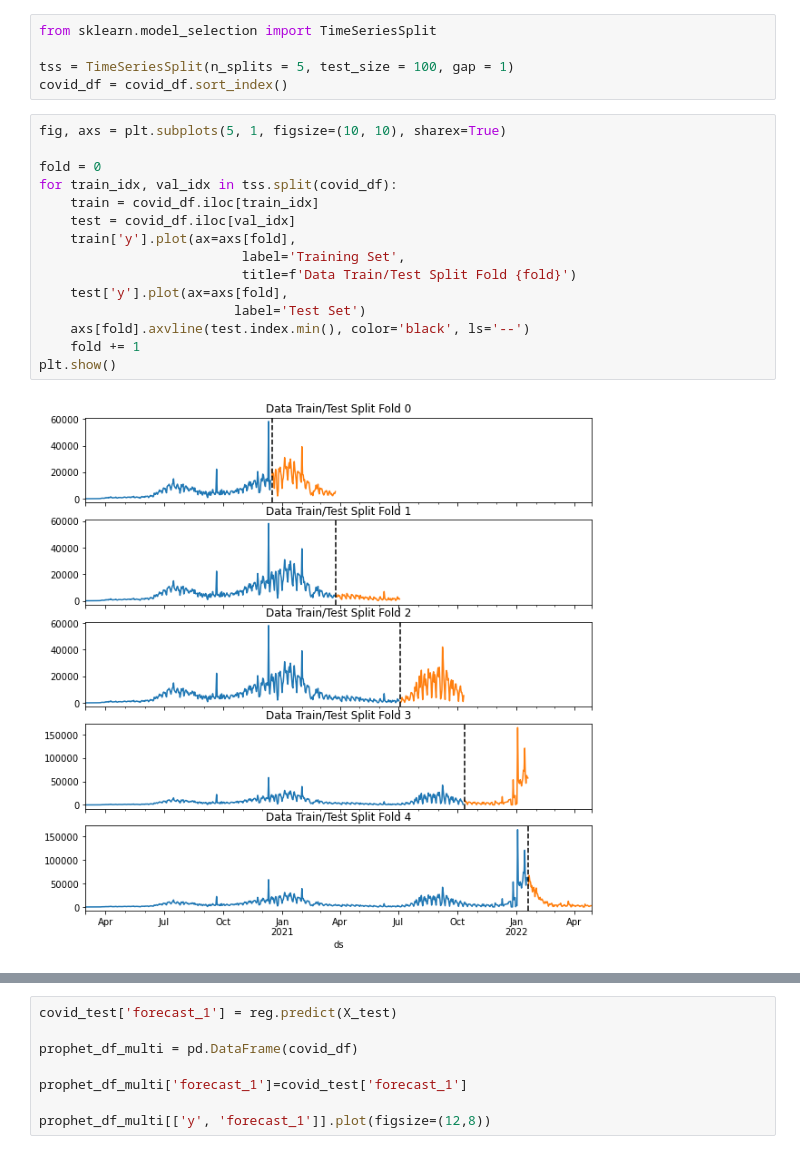
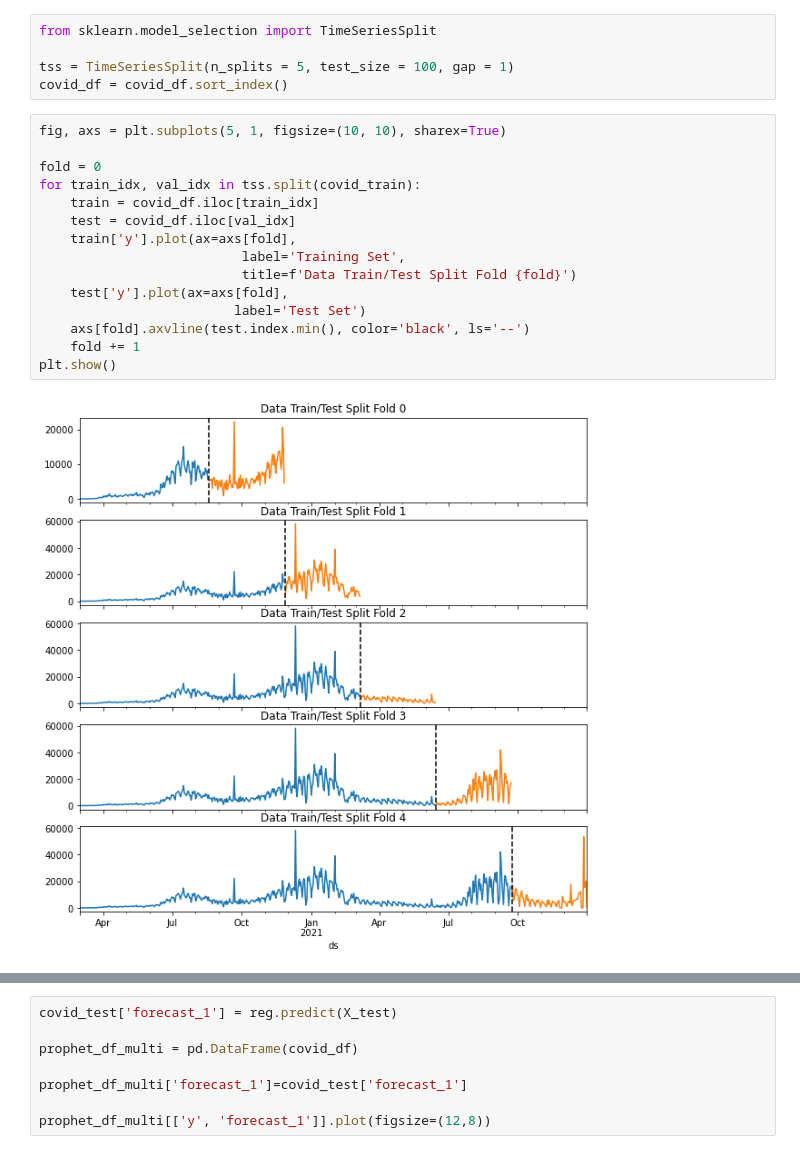
Before and after one commit to danielhe-nu/STAT390-Snowman, a Jupyter notebook: Daniel Final/Texas_XGBoost.ipynb, the cells around one changed output, grey strips where cells are left out. Drawn from its saved outputs; the diff is of its cells as text.

```diff
--- a/Daniel Final/Texas_XGBoost.ipynb
+++ b/Daniel Final/Texas_XGBoost.ipynb
@@ -114,20 +114,20 @@ covid_df = covid_df.sort_index()
 # %%
 fig, axs = plt.subplots(5, 1, figsize=(10, 10), sharex=True)
 
 fold = 0
-for train_idx, val_idx in tss.split(covid_df):
+for train_idx, val_idx in tss.split(covid_train):
     train = covid_df.iloc[train_idx]
     test = covid_df.iloc[val_idx]
     train['y'].plot(ax=axs[fold],
                           label='Training Set',
                           title=f'Data Train/Test Split Fold {fold}')
     test['y'].plot(ax=axs[fold],
                          label='Test Set')
     axs[fold].axvline(test.index.min(), color='black', ls='--')
     fold += 1
 plt.show()
 # %% [output]
-[figure, old version]
+[figure, new version]
 # %%
 tss = TimeSeriesSplit(n_splits=5, test_size=100, gap=1)
 covid_df = covid_df.sort_index()
```
Also changed, not shown: parts of 5 cells of this notebook, 8 other files.
